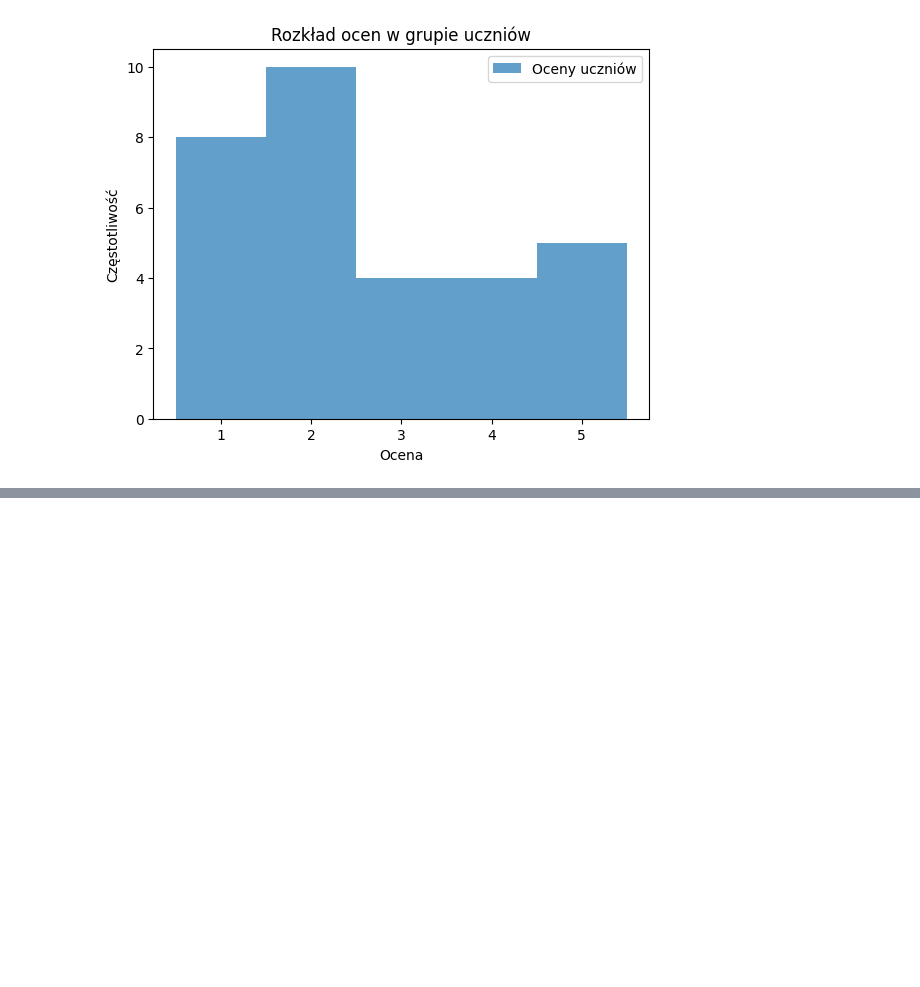
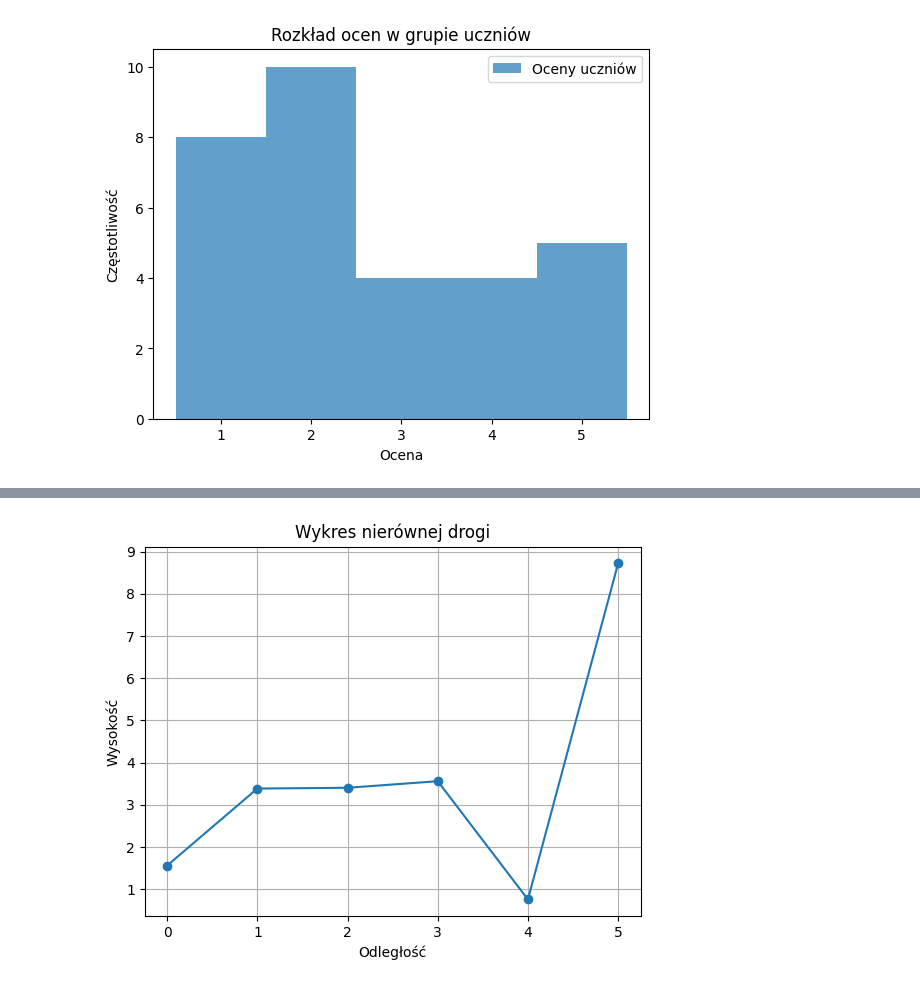
Before and after one commit to tak-creator/giganci, a Jupyter notebook: matplotlib.ipynb, the cells around one changed output, grey strips where cells are left out. Cells and saved outputs as stored; diff of their text form; code cells hidden in the pictures; blank space fills up the shorter version.

```diff
--- a/matplotlib.ipynb
+++ b/matplotlib.ipynb
@@ -85,0 +86,14 @@ plt.show()
+# %%
+# Dane do wykresu
+odleglosc = np.arange(0, 5.1, 1)  # Odległość od 0 do 5 z krokiem 0.1
+wysokosc = np.random.rand(len(odleglosc)) * 10  # Losowe wysokości od 0 do 10
+
+# Tworzenie wykresu
+plt.plot(odleglosc, wysokosc, marker='o', linestyle='-')
+plt.xlabel('Odległość')
+plt.ylabel('Wysokość')
+plt.title('Wykres nierównej drogi')
+plt.grid(True)
+plt.show()
+# %% [output]
+[figure, added]
```
Also changed, not shown: parts of 2 cells of this notebook.
